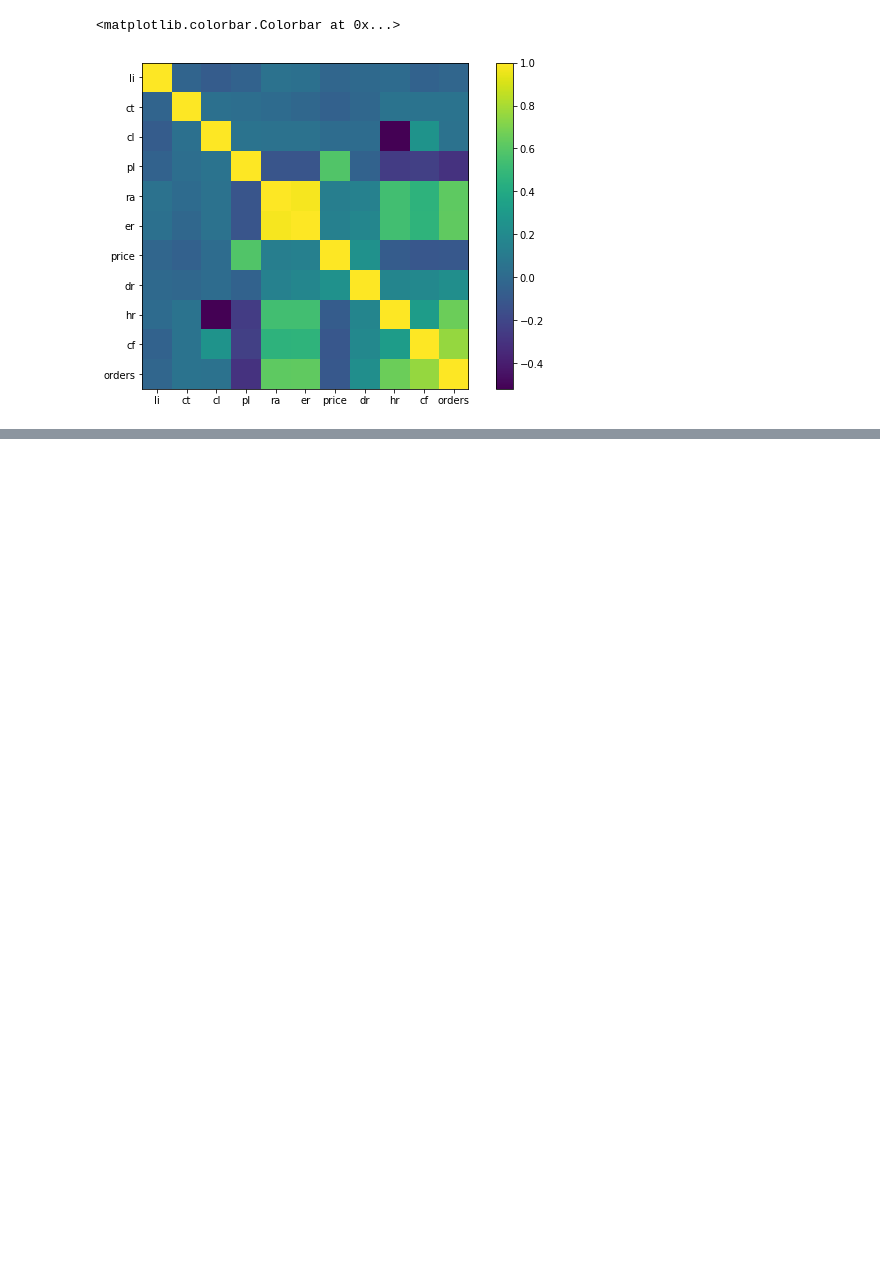
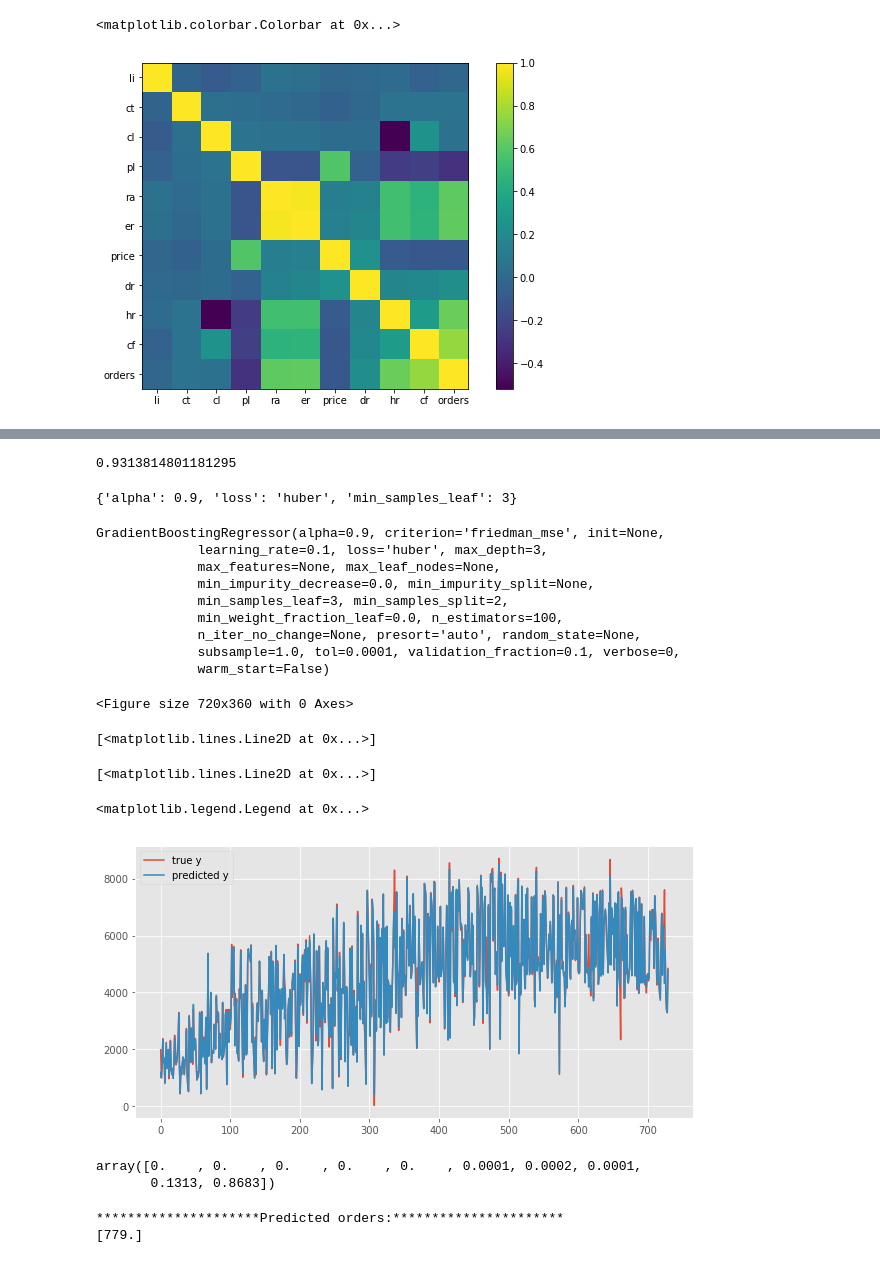
Before and after one commit to longfengpili/Data-Analysis-and-Data-Operation-with-python, a Jupyter notebook: chapter6商品数据化运营.ipynb, the cells around one changed output, grey strips where cells are left out. Cells and saved outputs as stored; diff of their text form; code cells hidden in the pictures; blank space fills up the shorter version.

```diff
--- a/chapter6商品数据化运营.ipynb
+++ b/chapter6商品数据化运营.ipynb
@@ -145,0 +176,3 @@ orders -0.02  0.06  0.05 -0.30  0.62  0.63  -0.10  0.23  0.66  0.76    1.00
+# %%
+sales_data.loc[:,'campaign_fee'] = sales_data['campaign_fee'].replace(33380,sales_data['campaign_fee'].mean())
+sales_data.loc[633,:]
@@ -145,0 +212,5 @@ orders -0.02  0.06  0.05 -0.30  0.62  0.63  -0.10  0.23  0.66  0.76    1.00
+# %%
+X = sales_data.iloc[:,:-1]
+y = sales_data.iloc[:,-1]
+X[:3]
+y[:3]
@@ -145,0 +226,8 @@ orders -0.02  0.06  0.05 -0.30  0.62  0.63  -0.10  0.23  0.66  0.76    1.00
+# %%
+model_gbr = GradientBoostingRegressor()
+params = {'loss':['ls','lad','huber','quantile'],
+         'min_samples_leaf':np.arange(1,6),
+         'alpha':[0.1,0.3,0.6,0.9]}
+model_gs = GridSearchCV(estimator=model_gbr,param_grid=params,cv=5)
+model_gs.fit(X,y)
+model_gs
@@ -145,0 +257,44 @@ orders -0.02  0.06  0.05 -0.30  0.62  0.63  -0.10  0.23  0.66  0.76    1.00
+# %%
+model_gs.best_score_
+model_gs.best_params_
+# %% [output]
+0.9313814801181295
+{'alpha': 0.9, 'loss': 'huber', 'min_samples_leaf': 3}
+# %%
+# 获取最佳训练模型
+model_best = model_gs.best_estimator_  # 获得交叉检验模型得出的最优模型对象
+model_best.fit(X, y)  # 训练最优模型
+plt.style.use("ggplot")  # 应用ggplot自带样式库
+plt.figure(figsize=(10,5))  # 建立画布对象
+plt.plot(np.arange(X.shape[0]), y, label='true y')  # 画出原始变量的曲线
+plt.plot(np.arange(X.shape[0]), model_best.predict(X), label='predicted y')  # 画出预测变量曲线
+plt.legend(loc='best')  # 设置图例位置
+# %% [output]
+GradientBoostingRegressor(alpha=0.9, criterion='friedman_mse', init=None,
+             learning_rate=0.1, loss='huber', max_depth=3,
+             max_features=None, max_leaf_nodes=None,
+             min_impurity_decrease=0.0, min_impurity_split=None,
+             min_samples_leaf=3, min_samples_split=2,
+             min_weight_fraction_leaf=0.0, n_estimators=100,
+             n_iter_no_change=None, presort='auto', random_state=None,
+             subsample=1.0, tol=0.0001, validation_fraction=0.1, verbose=0,
+             warm_start=False)
+<Figure size 720x360 with 0 Axes>
+[<matplotlib.lines.Line2D at 0x...>]
+[<matplotlib.lines.Line2D at 0x...>]
+<matplotlib.legend.Legend at 0x...>
+[figure, added]
+# %%
+np.set_printoptions(suppress=True)
+model_best.feature_importances_.round(4)
+# %% [output]
+array([0.    , 0.    , 0.    , 0.    , 0.    , 0.0001, 0.0002, 0.0001,
+       0.1313, 0.8683])
+# %%
+# 新数据集预测
+New_X = np.array([[1, 1, 0, 1, 15, 0.5, 177, 0.66, 101, 798]])  # 要预测的新数据记录
+print ('{:*^60}'.format('Predicted orders:'))
+print (model_best.predict(New_X).round(0))  # 打印输出预测值
+# %% [output]
+*********************Predicted orders:**********************
+[779.]
```
Also changed, not shown: parts of 8 cells of this notebook.
